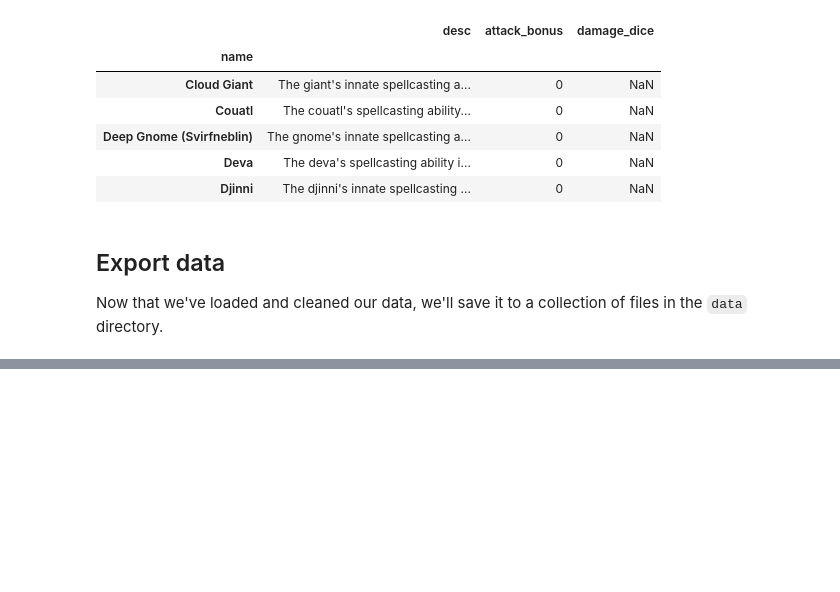
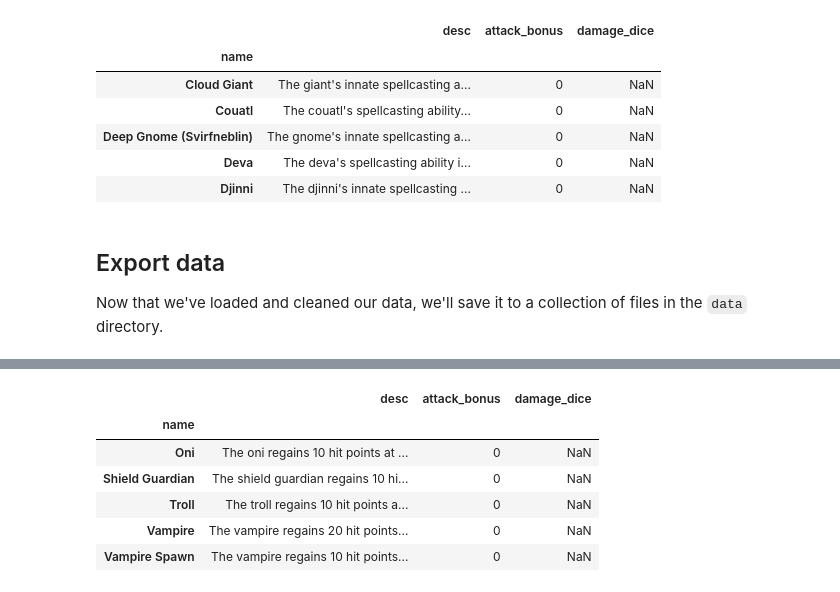
Before and after one commit to wisygig/cr, a Jupyter notebook: 0. Load and clean data.ipynb, the cells around one changed output, grey strips where cells are left out. Saved outputs shown, nothing was run; the diff lists cells and outputs as text; code cells hidden in the pictures; blank space fills up the shorter version.

```diff
--- a/0. Load and clean data.ipynb
+++ b/0. Load and clean data.ipynb
@@ -874,0 +902,10 @@ Now that we've loaded and cleaned our data, we'll save it to a collection of fil
+# %%
+special_abilities_df.xs('Regeneration', level='special_ability')
+# %% [output]
+|  | desc | attack_bonus | damage_dice |
+| name |  |  |  |
+| Oni | The oni regains 10 hit points at ... | 0 | NaN |
+| Shield Guardian | The shield guardian regains 10 hi... | 0 | NaN |
+| Troll | The troll regains 10 hit points a... | 0 | NaN |
+| Vampire | The vampire regains 20 hit points... | 0 | NaN |
+| Vampire Spawn | The vampire regains 10 hit points... | 0 | NaN |
```
Also changed, not shown: parts of 6 cells of this notebook, 7 other files.
